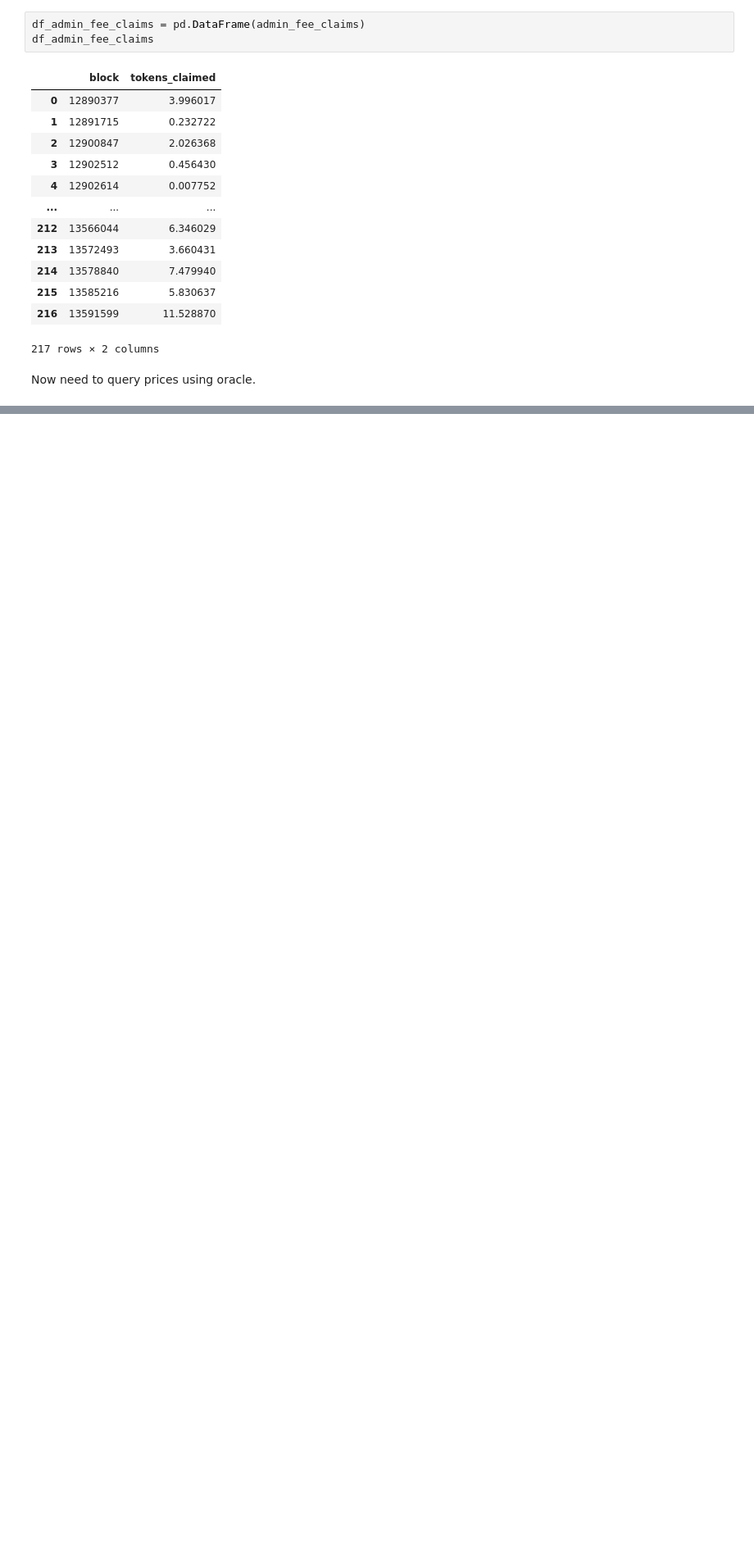
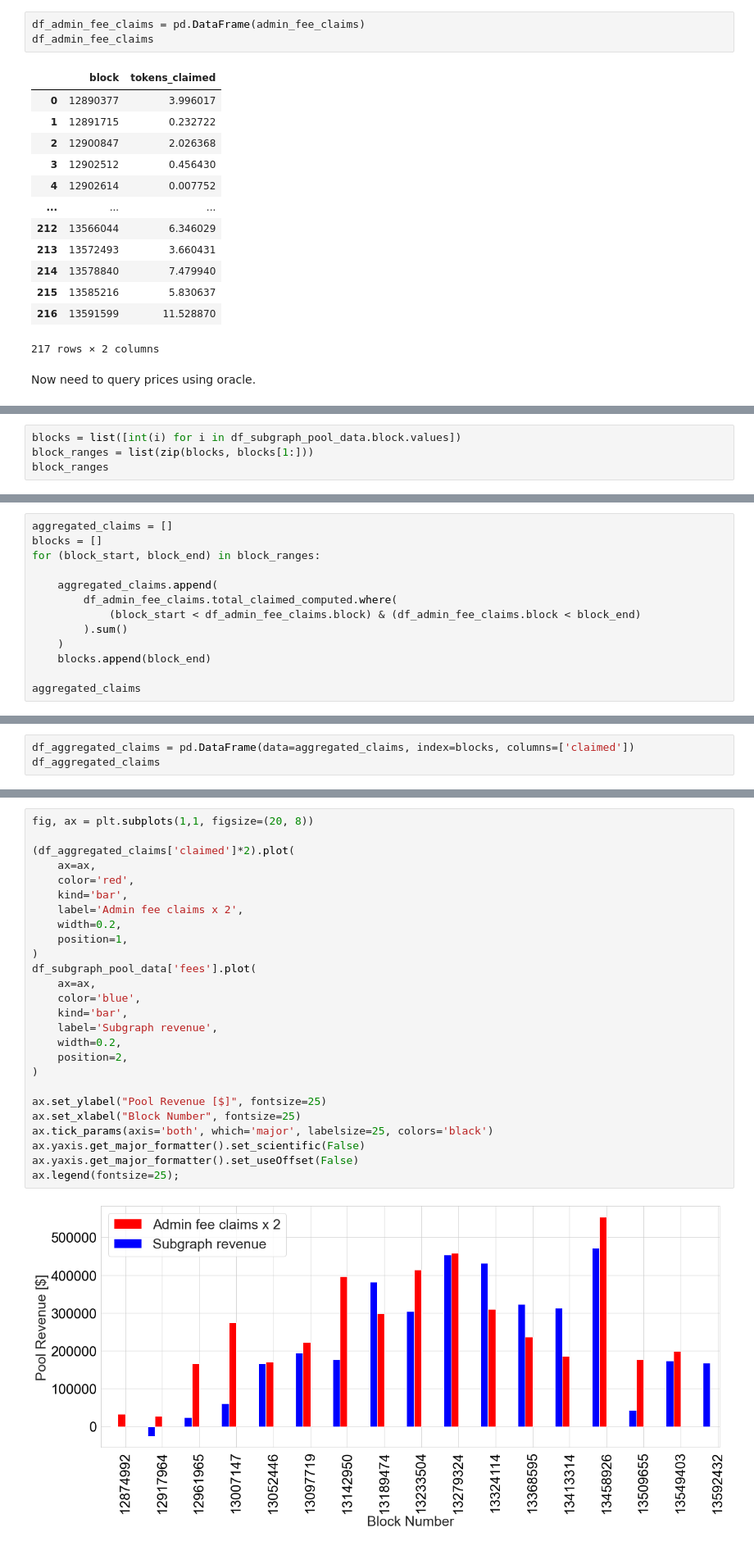
Before and after one commit to bout3fiddy/on-chain-analytics, a Jupyter notebook: notebooks/curve-analysis/curve-pools/pool_revenue/tricrypto/get_tricrypto_fees_from_claim_events.ipynb, the cells around one changed output, grey strips where cells are left out. Shown at 82% size. Saved outputs shown, nothing was run; the diff lists cells and outputs as text; blank space fills up the shorter version.

```diff
--- a/notebooks/curve-analysis/curve-pools/pool_revenue/tricrypto/get_tricrypto_fees_from_claim_events.ipynb
+++ b/notebooks/curve-analysis/curve-pools/pool_revenue/tricrypto/get_tricrypto_fees_from_claim_events.ipynb
@@ -214,0 +298,4 @@ ax.xaxis.get_major_formatter().set_useOffset(False)
+# %%
+blocks = list([int(i) for i in df_subgraph_pool_data.block.values])
+block_ranges = list(zip(blocks, blocks[1:]))
+block_ranges
@@ -214,0 +319,13 @@ ax.xaxis.get_major_formatter().set_useOffset(False)
+# %%
+aggregated_claims = []
+blocks = []
+for (block_start, block_end) in block_ranges:
+
+    aggregated_claims.append(
+        df_admin_fee_claims.total_claimed_computed.where(
+            (block_start < df_admin_fee_claims.block) & (df_admin_fee_claims.block < block_end)
+        ).sum()
+    )
+    blocks.append(block_end)
+
+aggregated_claims
@@ -214,0 +349,3 @@ ax.xaxis.get_major_formatter().set_useOffset(False)
+# %%
+df_aggregated_claims = pd.DataFrame(data=aggregated_claims, index=blocks, columns=['claimed'])
+df_aggregated_claims
@@ -214,0 +370,28 @@ ax.xaxis.get_major_formatter().set_useOffset(False)
+# %%
+fig, ax = plt.subplots(1,1, figsize=(20, 8))
+
+(df_aggregated_claims['claimed']*2).plot(
+    ax=ax,
+    color='red',
+    kind='bar',
+    label='Admin fee claims x 2',
+    width=0.2,
+    position=1,
+)
+df_subgraph_pool_data['fees'].plot(
+    ax=ax,
+    color='blue',
+    kind='bar',
+    label='Subgraph revenue',
+    width=0.2,
+    position=2,
+)
+
+ax.set_ylabel("Pool Revenue [$]", fontsize=25)
+ax.set_xlabel("Block Number", fontsize=25)
+ax.tick_params(axis='both', which='major', labelsize=25, colors='black')
+ax.yaxis.get_major_formatter().set_scientific(False)
+ax.yaxis.get_major_formatter().set_useOffset(False)
+ax.legend(fontsize=25);
+# %% [output]
+[figure, added]
```
Also changed, not shown: parts of 17 cells of this notebook, 3 other files.
